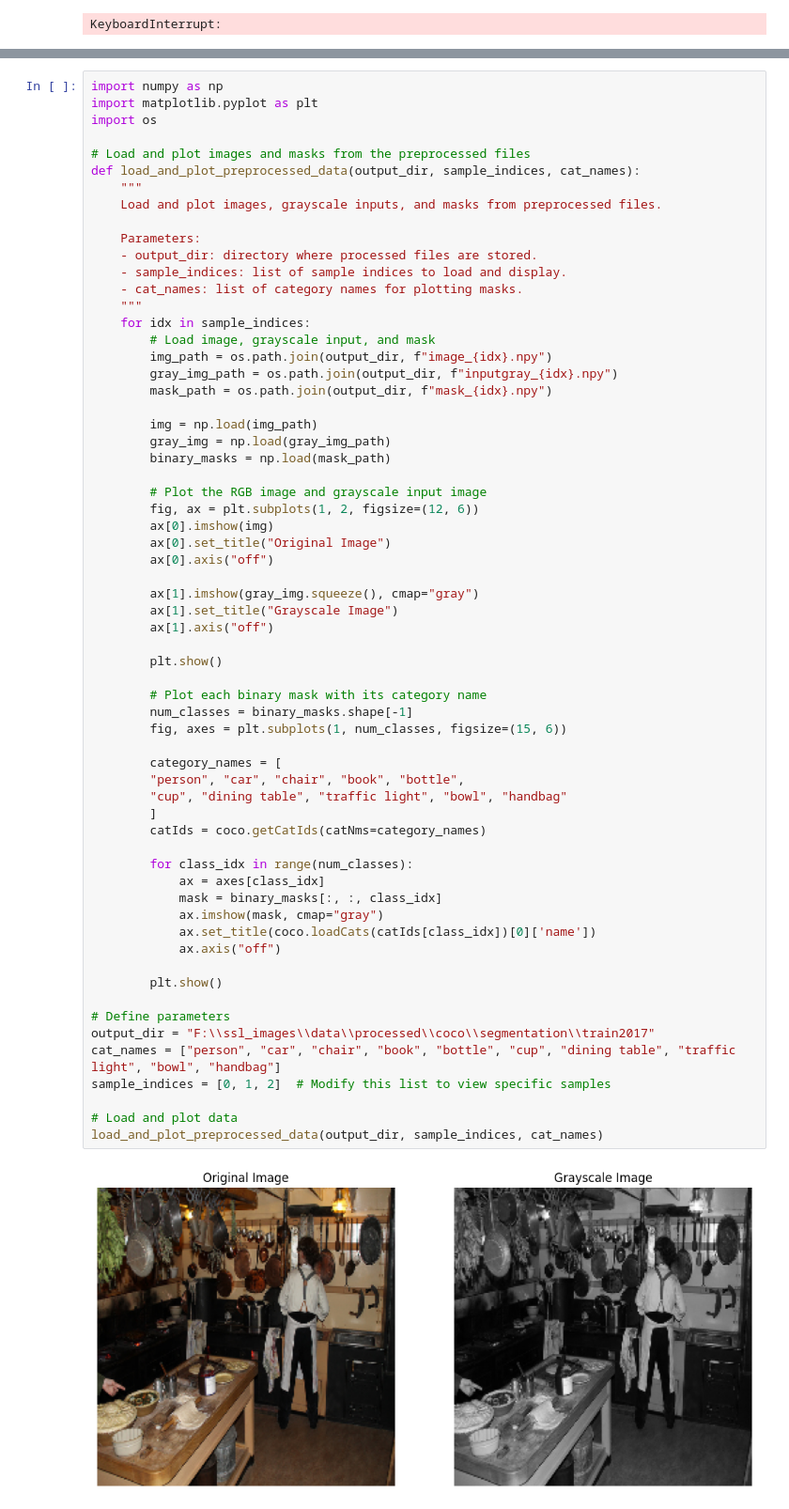
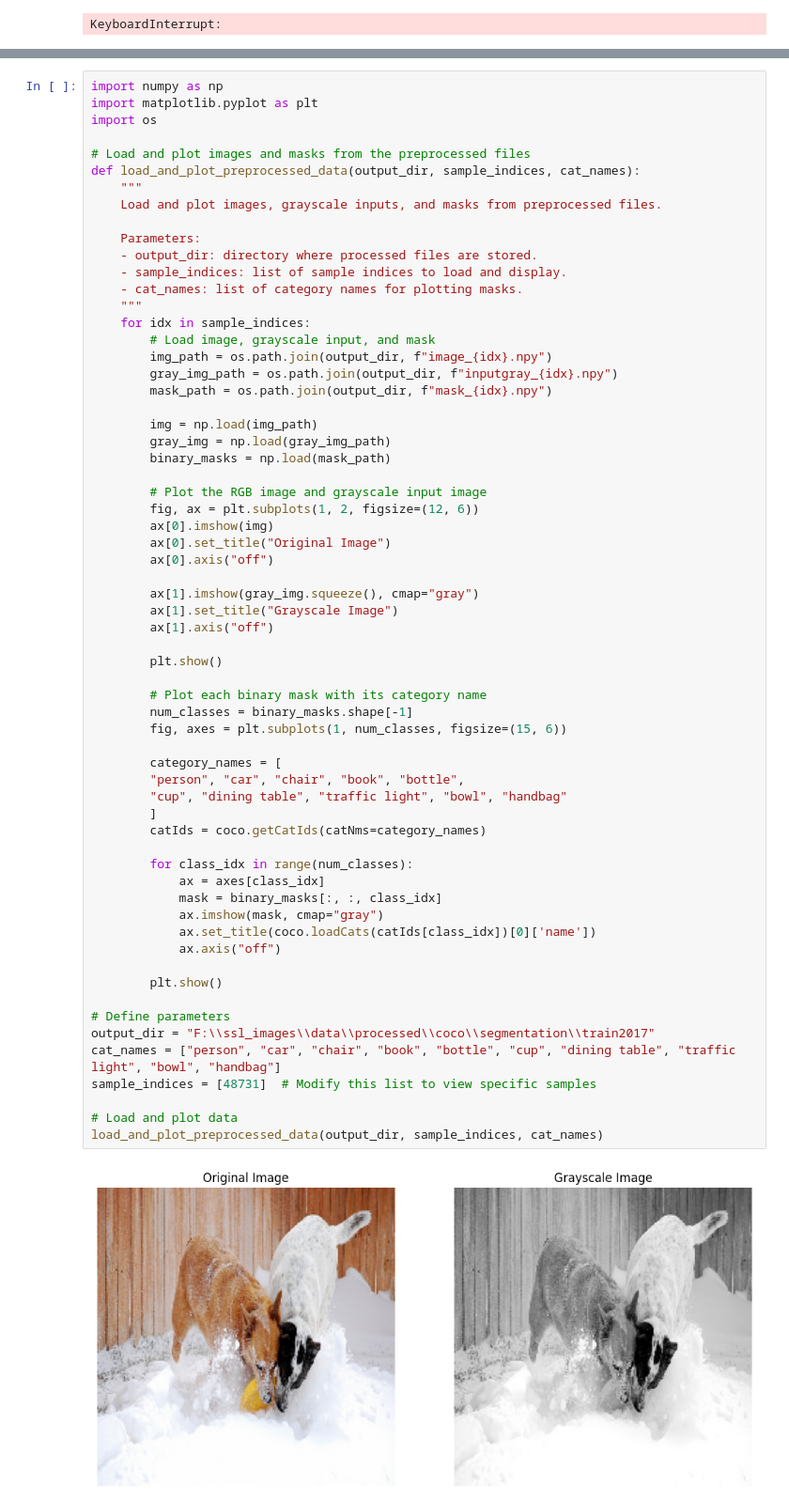
Before and after one commit to cassuci/mc959_ssl, a Jupyter notebook: explore_coco_seg.ipynb, the cells around one changed output, grey strips where cells are left out. Shown at 94% size. Cells and saved outputs as stored; diff of their text form.

```diff
--- a/explore_coco_seg.ipynb
+++ b/explore_coco_seg.ipynb
@@ -268,32 +268,32 @@ def load_and_plot_preprocessed_data(output_dir, sample_indices, cat_names):
         ax[1].axis("off")
 
         plt.show()
 
         # Plot each binary mask with its category name
         num_classes = binary_masks.shape[-1]
         fig, axes = plt.subplots(1, num_classes, figsize=(15, 6))
 
         category_names = [
         "person", "car", "chair", "book", "bottle",
         "cup", "dining table", "traffic light", "bowl", "handbag"
         ]
         catIds = coco.getCatIds(catNms=category_names)
 
         for class_idx in range(num_classes):
             ax = axes[class_idx]
             mask = binary_masks[:, :, class_idx]
             ax.imshow(mask, cmap="gray")
             ax.set_title(coco.loadCats(catIds[class_idx])[0]['name'])
             ax.axis("off")
 
         plt.show()
 
 # Define parameters
 output_dir = "F:\\ssl_images\\data\\processed\\coco\\segmentation\\train2017"
 cat_names = ["person", "car", "chair", "book", "bottle", "cup", "dining table", "traffic light", "bowl", "handbag"]
-sample_indices = [0, 1, 2]  # Modify this list to view specific samples
+sample_indices = [48731]  # Modify this list to view specific samples
 
 # Load and plot data
 load_and_plot_preprocessed_data(output_dir, sample_indices, cat_names)
 # %% [output]
-[figure, old version]
+[figure, new version]
```
Also changed, not shown: parts of 1 cell of this notebook, 6 other files.
